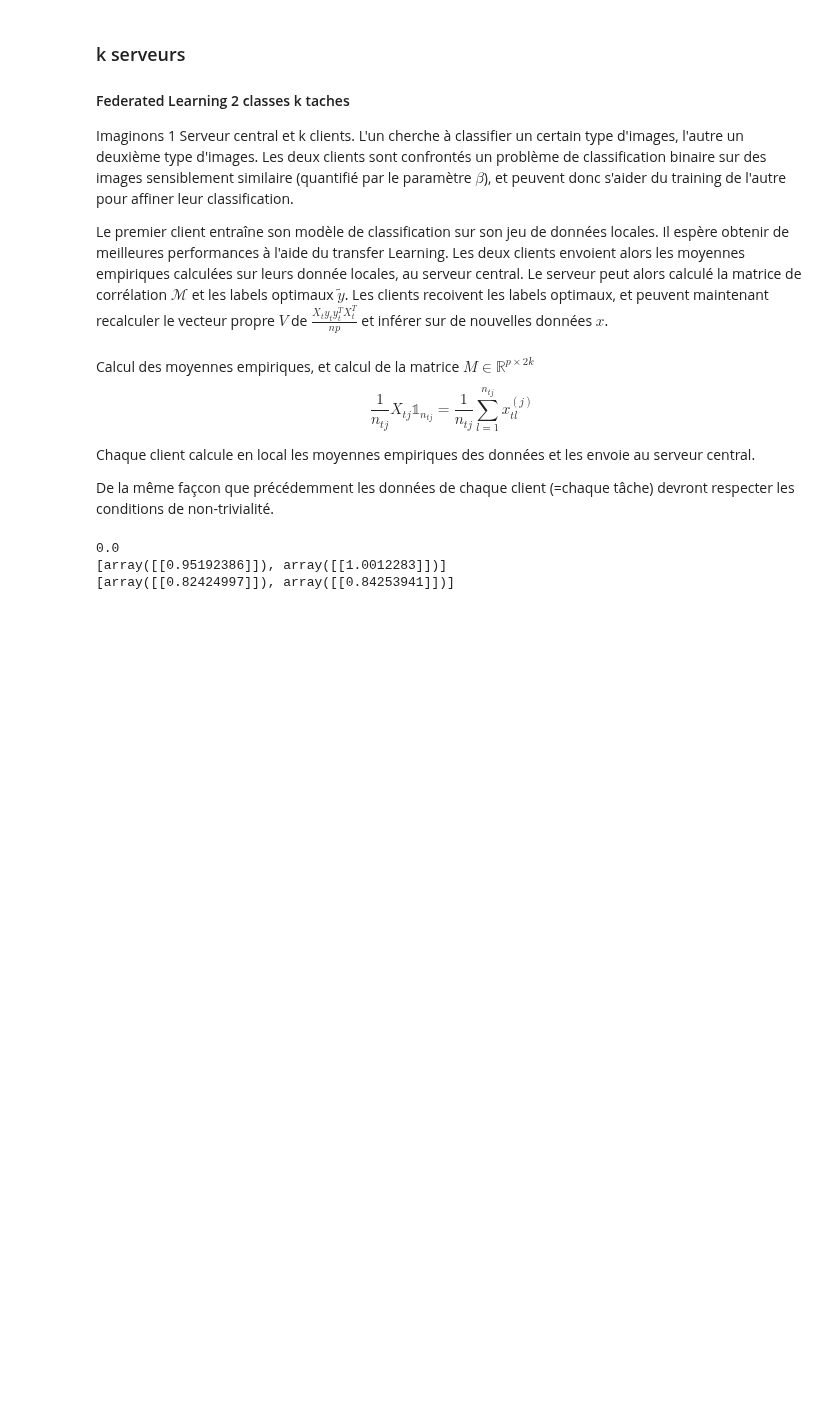
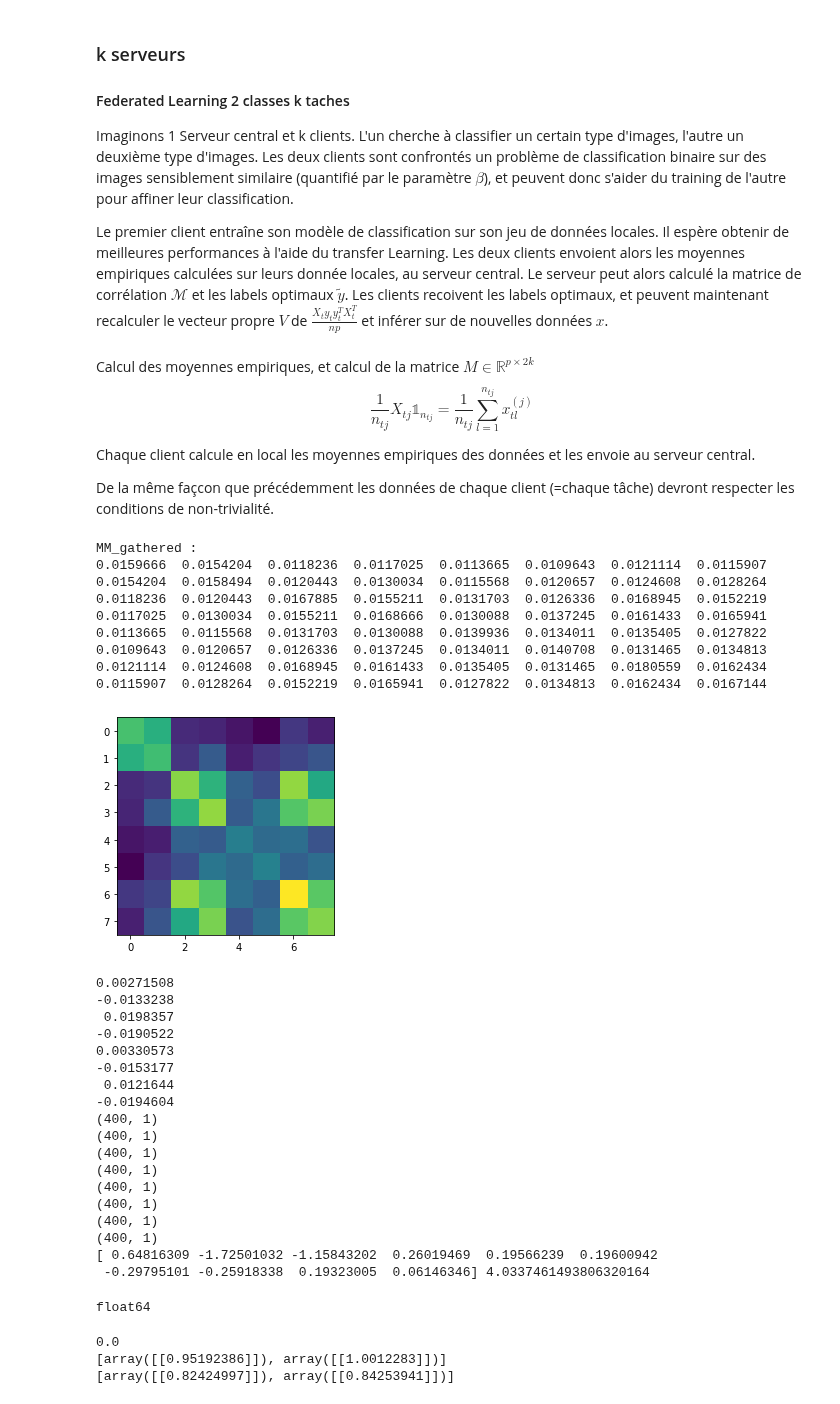
Before and after one commit to Sami-fak/DistributedMTLSPCA, a Jupyter notebook: binary-based_MTL.ipynb, the cells around one changed output. Cells and saved outputs as stored; diff of their text form; code cells hidden in the pictures; blank space fills up the shorter version.

```diff
--- a/binary-based_MTL.ipynb
+++ b/binary-based_MTL.ipynb
@@ -1013,5 +1019,40 @@ def merging_center(MM, diag, t, m, p, n_t, task_target=None):
 
     return V, y, correlation_matrix, Dc, c0
+# %%
+V, y_opt, correlation_matrix, Dc, c0 = merging_center(MM, diag, t, m, p, n, n_t, task_target, True)
+# %% [output]
+MM_gathered :
+0.0159666  0.0154204  0.0118236  0.0117025  0.0113665  0.0109643  0.0121114  0.0115907
+0.0154204  0.0158494  0.0120443  0.0130034  0.0115568  0.0120657  0.0124608  0.0128264
+0.0118236  0.0120443  0.0167885  0.0155211  0.0131703  0.0126336  0.0168945  0.0152219
+0.0117025  0.0130034  0.0155211  0.0168666  0.0130088  0.0137245  0.0161433  0.0165941
+0.0113665  0.0115568  0.0131703  0.0130088  0.0139936  0.0134011  0.0135405  0.0127822
+0.0109643  0.0120657  0.0126336  0.0137245  0.0134011  0.0140708  0.0131465  0.0134813
+0.0121114  0.0124608  0.0168945  0.0161433  0.0135405  0.0131465  0.0180559  0.0162434
+0.0115907  0.0128264  0.0152219  0.0165941  0.0127822  0.0134813  0.0162434  0.0167144
+[figure, added]
+0.00271508
+-0.0133238
+ 0.0198357
+-0.0190522
+0.00330573
+-0.0153177
+ 0.0121644
+-0.0194604
+(400, 1)
+(400, 1)
+(400, 1)
+(400, 1)
+(400, 1)
+(400, 1)
+(400, 1)
+(400, 1)
+[ 0.64816309 -1.72501032 -1.15843202  0.26019469  0.19566239  0.19600942
+ -0.29795101 -0.25918338  0.19323005  0.06146346] 4.0337461493806320164
+# %%
+print(V.dtype)
+# %% [output]
+float64
 # %%
 n1 = 2000
 n2 = 100
```
Also changed, not shown: parts of 15 cells of this notebook, 5 other files.
